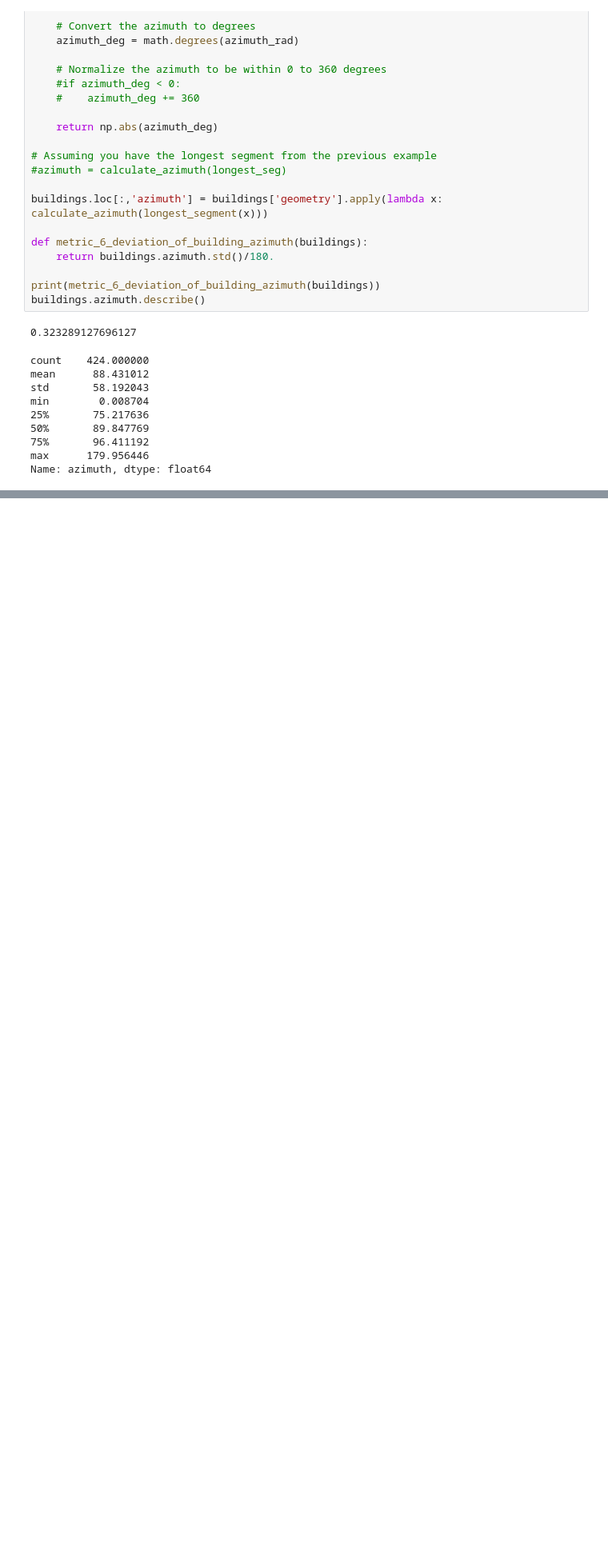
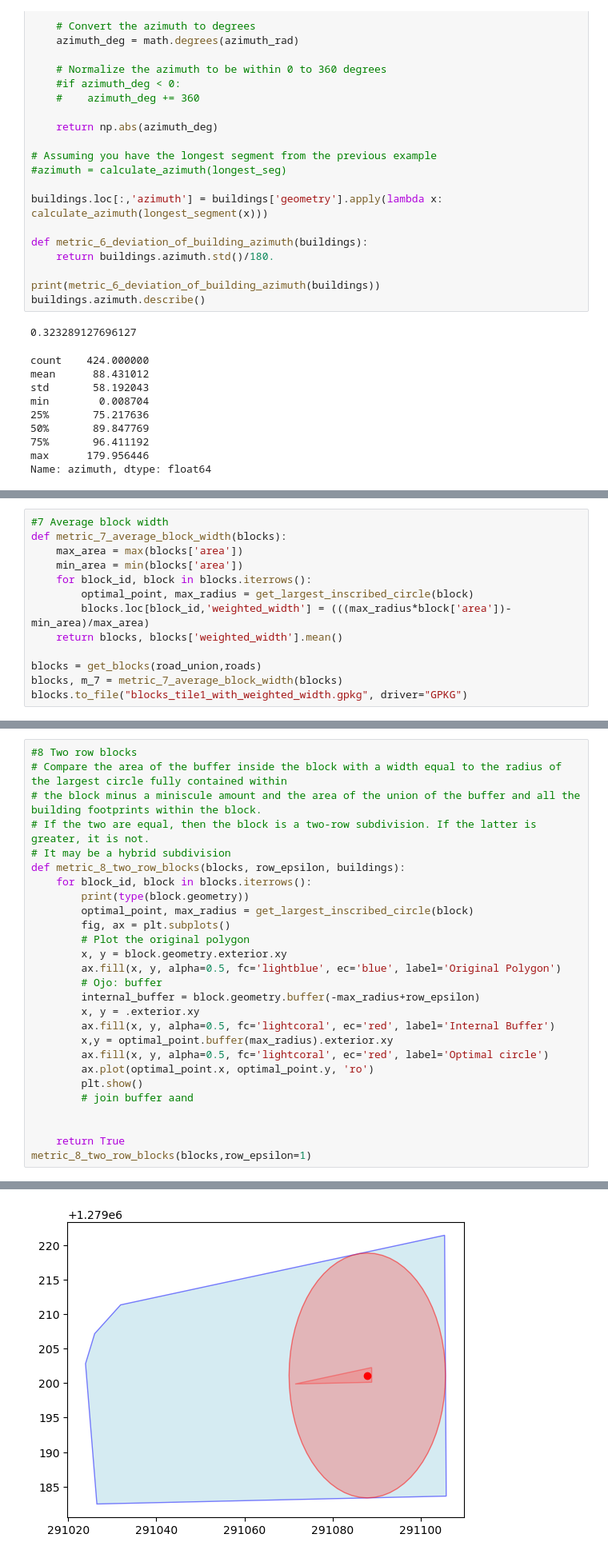
Before and after one commit to sarangof/identifyingLandSubdivisions, a Jupyter notebook: calculate-metrics.ipynb, the cells around one changed output, grey strips where cells are left out. Shown: that part at 80% size. Cells and saved outputs as stored; diff of their text form; blank space fills up the shorter version.

Commit message:
Metric 7 and almost 8. Row and row-width identification.

```diff
--- a/calculate-metrics.ipynb
+++ b/calculate-metrics.ipynb
@@ -391,0 +416,13 @@ geopandas.geodataframe.GeoDataFrame
+# %%
+#7 Average block width
+def metric_7_average_block_width(blocks):
+    max_area = max(blocks['area'])
+    min_area = min(blocks['area'])
+    for block_id, block in blocks.iterrows():
+        optimal_point, max_radius = get_largest_inscribed_circle(block)
+        blocks.loc[block_id,'weighted_width'] = (((max_radius*block['area'])-min_area)/max_area)
+    return blocks, blocks['weighted_width'].mean()
+
+blocks = get_blocks(road_union,roads)
+blocks, m_7 = metric_7_average_block_width(blocks)
+blocks.to_file("blocks_tile1_with_weighted_width.gpkg", driver="GPKG")
@@ -391,0 +433,28 @@ geopandas.geodataframe.GeoDataFrame
+# %%
+#8 Two row blocks
+# Compare the area of the buffer inside the block with a width equal to the radius of the largest circle fully contained within
+# the block minus a miniscule amount and the area of the union of the buffer and all the building footprints within the block.
+# If the two are equal, then the block is a two-row subdivision. If the latter is greater, it is not.
+# It may be a hybrid subdivision
+def metric_8_two_row_blocks(blocks, row_epsilon, buildings):
+    for block_id, block in blocks.iterrows():
+        print(type(block.geometry))
+        optimal_point, max_radius = get_largest_inscribed_circle(block)
+        fig, ax = plt.subplots()
+        # Plot the original polygon
+        x, y = block.geometry.exterior.xy
+        ax.fill(x, y, alpha=0.5, fc='lightblue', ec='blue', label='Original Polygon')
+        # Ojo: buffer
+        internal_buffer = block.geometry.buffer(-max_radius+row_epsilon)
+        x, y = .exterior.xy
+        ax.fill(x, y, alpha=0.5, fc='lightcoral', ec='red', label='Internal Buffer')
+        x,y = optimal_point.buffer(max_radius).exterior.xy
+        ax.fill(x, y, alpha=0.5, fc='lightcoral', ec='red', label='Optimal circle')
+        ax.plot(optimal_point.x, optimal_point.y, 'ro')
+        plt.show()
+        # join buffer aand
+
+
+    return True
+metric_8_two_row_blocks(blocks,row_epsilon=1)
+# %% [output]
@@ -391,0 +462 @@ geopandas.geodataframe.GeoDataFrame
+[figure, added]
```
Also changed, not shown: parts of 20 cells of this notebook.
